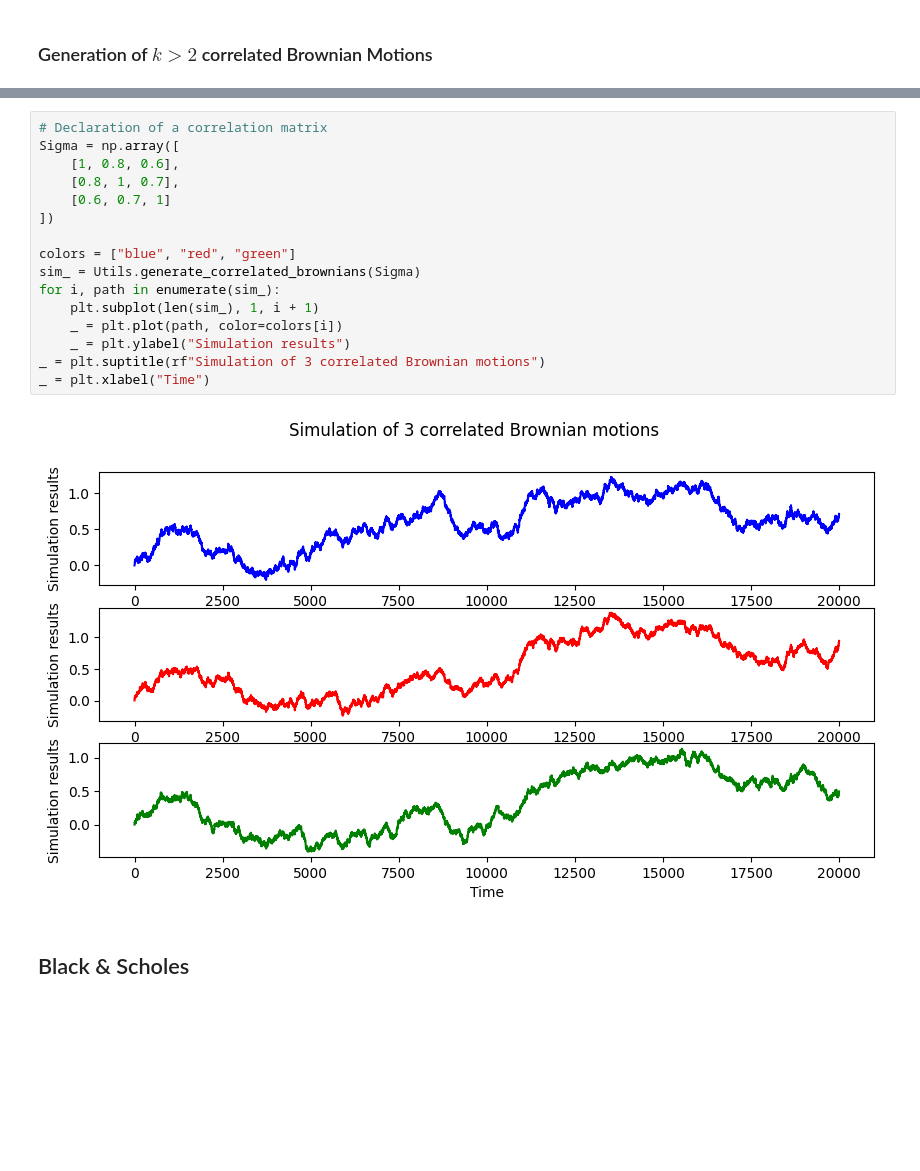
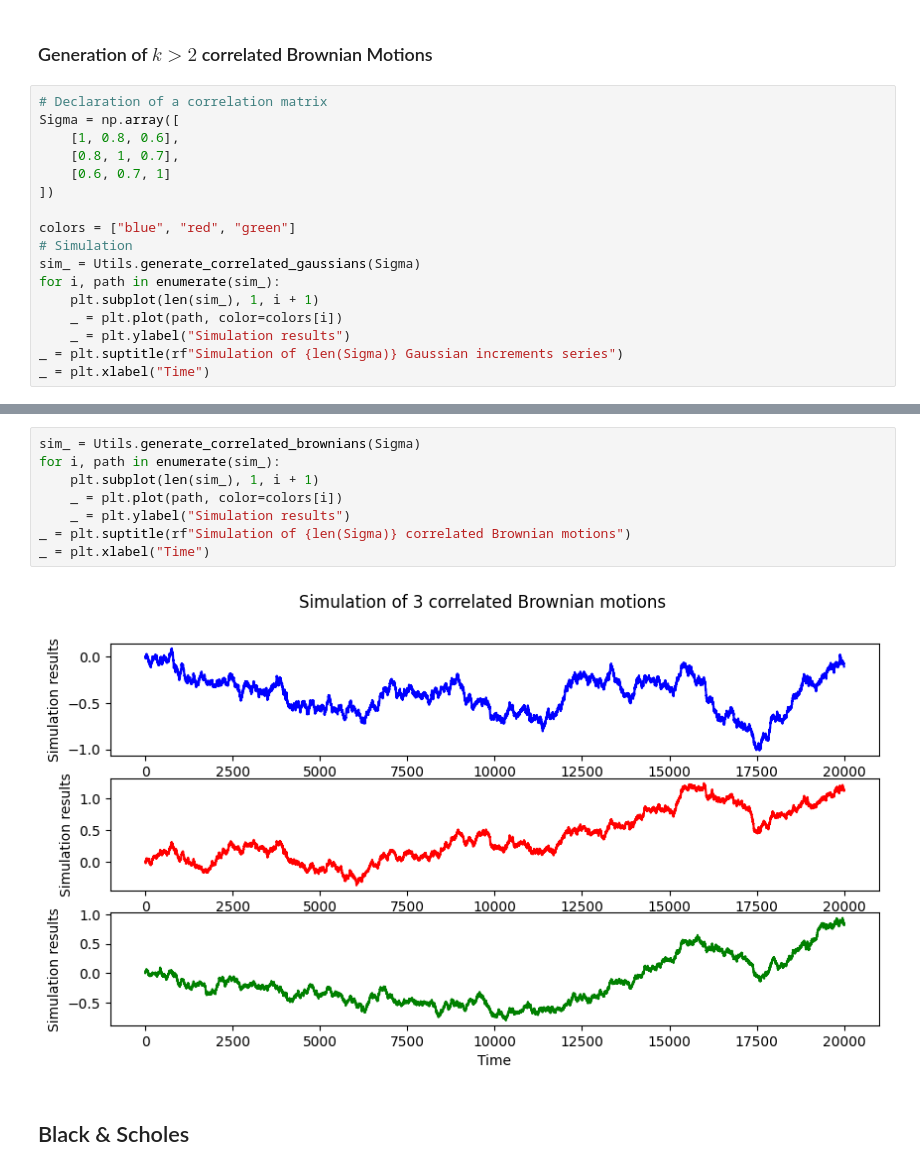
Before and after one commit to lcsrodriguez/CuttingEdge-Milliman, a Jupyter notebook: notebooks/equity_models.ipynb, the cells around one changed output, grey strips where cells are left out. Cells and saved outputs as stored; diff of their text form; blank space fills up the shorter version.

Commit message:
Adding Heston model updates + small updates on opt. params on BS + simulation methods

```diff
--- a/notebooks/equity_models.ipynb
+++ b/notebooks/equity_models.ipynb
@@ -45,3 +45,20 @@ _ = plt.ylabel("Simulation results")
 [figure]
 # %% [markdown]
 ### Generation of $k > 2$ correlated Brownian Motions
+# %%
+# Declaration of a correlation matrix
+Sigma = np.array([
+    [1, 0.8, 0.6],
+    [0.8, 1, 0.7],
+    [0.6, 0.7, 1]
+])
+
+colors = ["blue", "red", "green"]
+# Simulation
+sim_ = Utils.generate_correlated_gaussians(Sigma)
+for i, path in enumerate(sim_):
+    plt.subplot(len(sim_), 1, i + 1)
+    _ = plt.plot(path, color=colors[i])
+    _ = plt.ylabel("Simulation results")
+_ = plt.suptitle(rf"Simulation of {len(Sigma)} Gaussian increments series")
+_ = plt.xlabel("Time")
@@ -48,21 +67,13 @@ _ = plt.ylabel("Simulation results")
 # %%
-# Declaration of a correlation matrix
-Sigma = np.array([
-    [1, 0.8, 0.6],
-    [0.8, 1, 0.7],
-    [0.6, 0.7, 1]
-])
-
-colors = ["blue", "red", "green"]
 sim_ = Utils.generate_correlated_brownians(Sigma)
 for i, path in enumerate(sim_):
     plt.subplot(len(sim_), 1, i + 1)
     _ = plt.plot(path, color=colors[i])
     _ = plt.ylabel("Simulation results")
-_ = plt.suptitle(rf"Simulation of 3 correlated Brownian motions")
+_ = plt.suptitle(rf"Simulation of {len(Sigma)} correlated Brownian motions")
 _ = plt.xlabel("Time")
 # %% [output]
-[figure, old version]
+[figure, new version]
 # %% [markdown]
 ## Black & Scholes
 # %%
```
Also changed, not shown: parts of 6 cells of this notebook, 4 other files.
